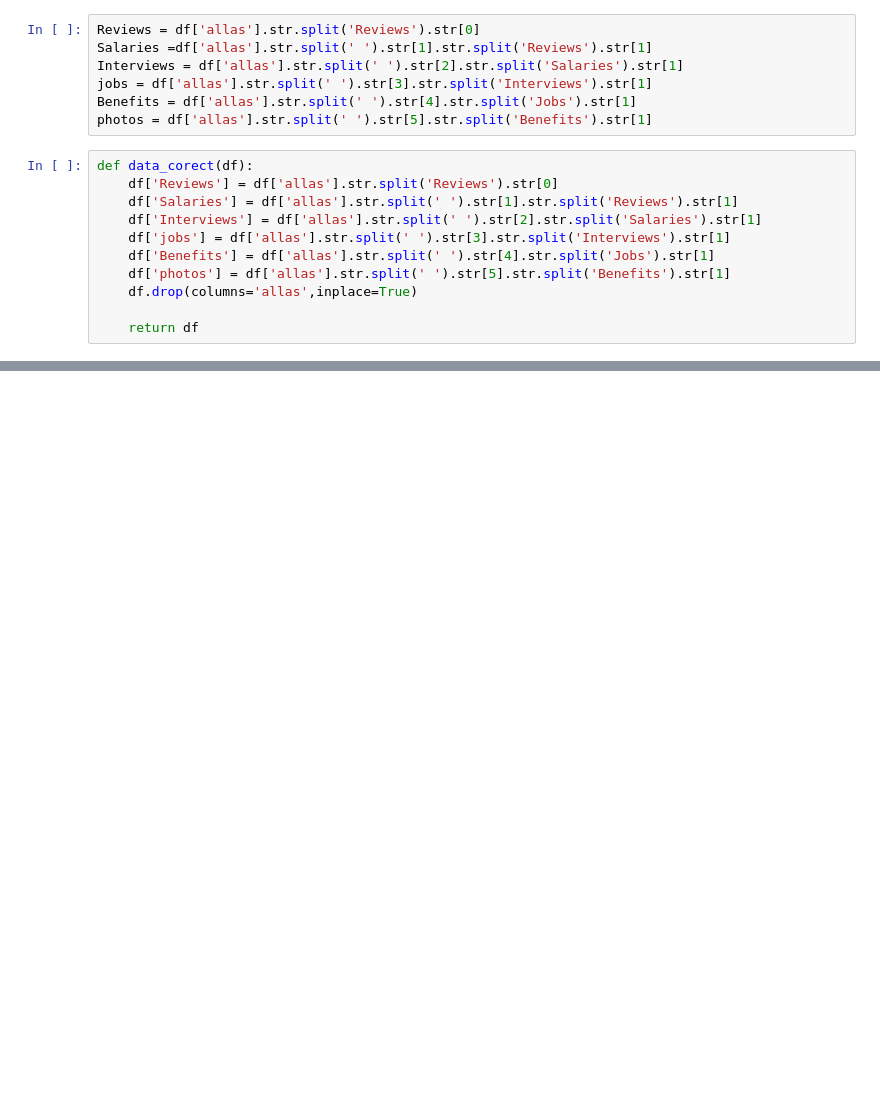
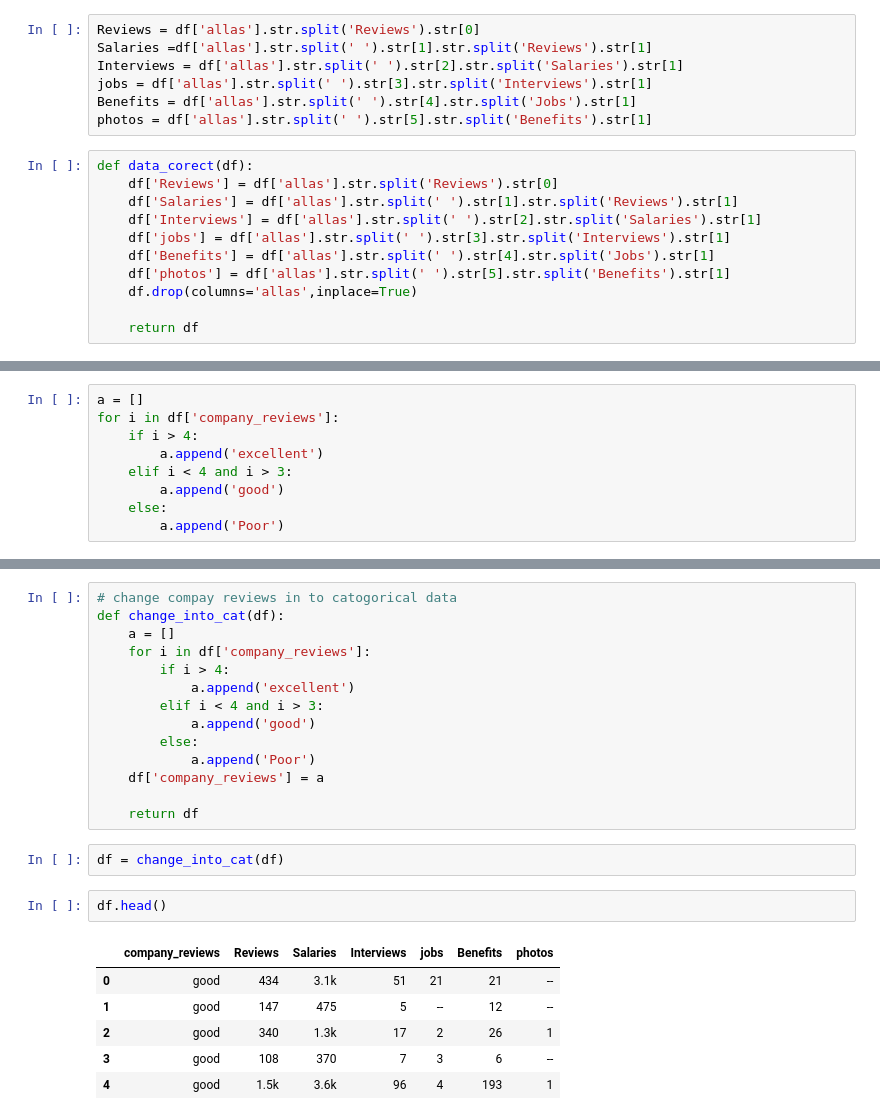
Before and after one commit to omkar429/salary_prediction, a Jupyter notebook: notebooks/test.ipynb, the cells around one changed output, grey strips where cells are left out. Drawn from its saved outputs; the diff is of its cells as text; blank space fills up the shorter version.

```diff
--- a/notebooks/test.ipynb
+++ b/notebooks/test.ipynb
@@ -83,0 +158,9 @@ data_corect(df)
+# %%
+a = []
+for i in df['company_reviews']:
+    if i > 4:
+        a.append('excellent')
+    elif i < 4 and i > 3:
+        a.append('good')
+    else:
+        a.append('Poor')
@@ -83,0 +195,25 @@ data_corect(df)
+# %%
+# change compay reviews in to catogorical data
+def change_into_cat(df):
+    a = []
+    for i in df['company_reviews']:
+        if i > 4:
+            a.append('excellent')
+        elif i < 4 and i > 3:
+            a.append('good')
+        else:
+            a.append('Poor')
+    df['company_reviews'] = a
+
+    return df
+# %%
+df = change_into_cat(df)
+# %%
+df.head()
+# %% [output]
+|  | company_reviews | Reviews | Salaries | Interviews | jobs | Benefits | photos |
+| 0 | good | 434 | 3.1k | 51 | 21 | 21 | -- |
+| 1 | good | 147 | 475 | 5 | -- | 12 | -- |
+| 2 | good | 340 | 1.3k | 17 | 2 | 26 | 1 |
+| 3 | good | 108 | 370 | 7 | 3 | 6 | -- |
+| 4 | good | 1.5k | 3.6k | 96 | 4 | 193 | 1 |
```
Also changed, not shown: parts of 19 cells of this notebook, 7 other files.
